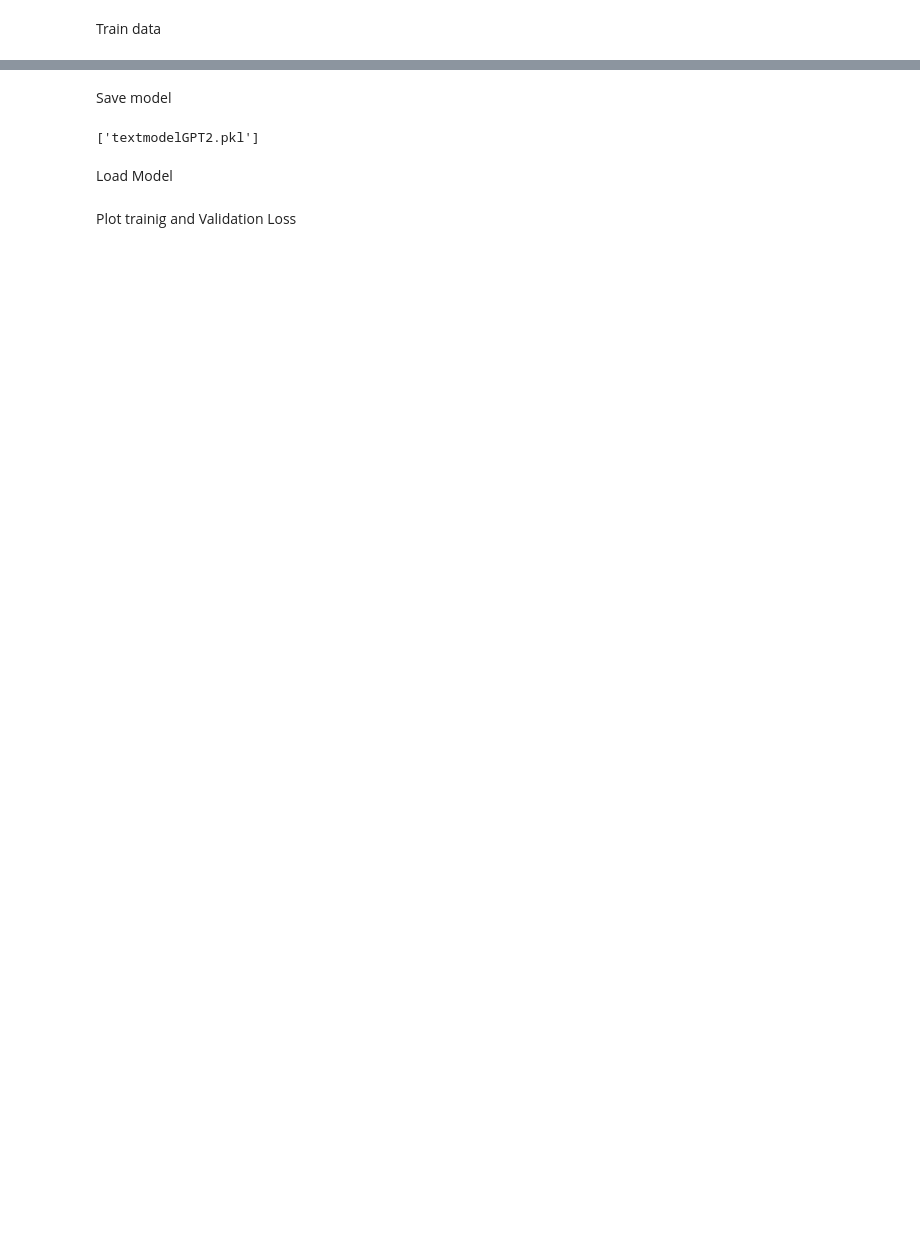
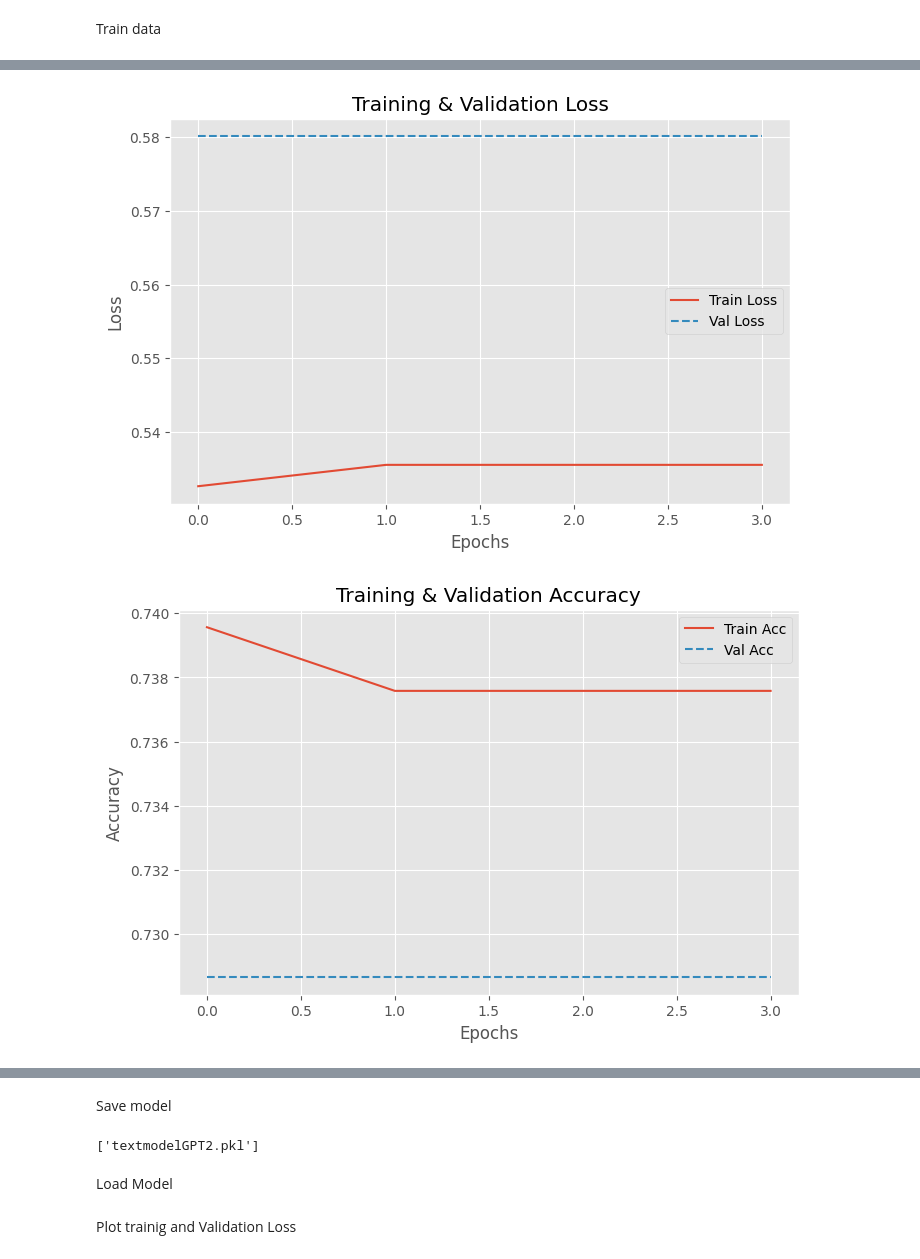
Before and after one commit to NabilaFerdousPrapty/LifeLine, a Jupyter notebook: Text_model(GPT2).ipynb, the cells around one changed output, grey strips where cells are left out. Cells and saved outputs as stored; diff of their text form; code cells hidden in the pictures; blank space fills up the shorter version.

```diff
--- a/Text_model(GPT2).ipynb
+++ b/Text_model(GPT2).ipynb
@@ -761 +612,26 @@ ImportError: ignored
+# %%
+import matplotlib.pyplot as plt
+
+# Loss plot
+plt.figure(figsize=(8,5))
+plt.plot(all_loss['train_loss'], label='Train Loss', linestyle='-')
+plt.plot(all_loss['val_loss'], label='Val Loss', linestyle='--')
+plt.xlabel('Epochs')
+plt.ylabel('Loss')
+plt.title('Training & Validation Loss')
+plt.legend()
+plt.show()
+
+# Accuracy plot
+plt.figure(figsize=(8,5))
+plt.plot(all_acc['train_acc'], label='Train Acc', linestyle='-')
+plt.plot(all_acc['val_acc'], label='Val Acc', linestyle='--')
+plt.xlabel('Epochs')
+plt.ylabel('Accuracy')
+plt.title('Training & Validation Accuracy')
+plt.legend()
+plt.show()
+# %% [output]
+[figure, added]
+[figure, added]
 # %%
```
Also changed, not shown: parts of 33 cells of this notebook.
